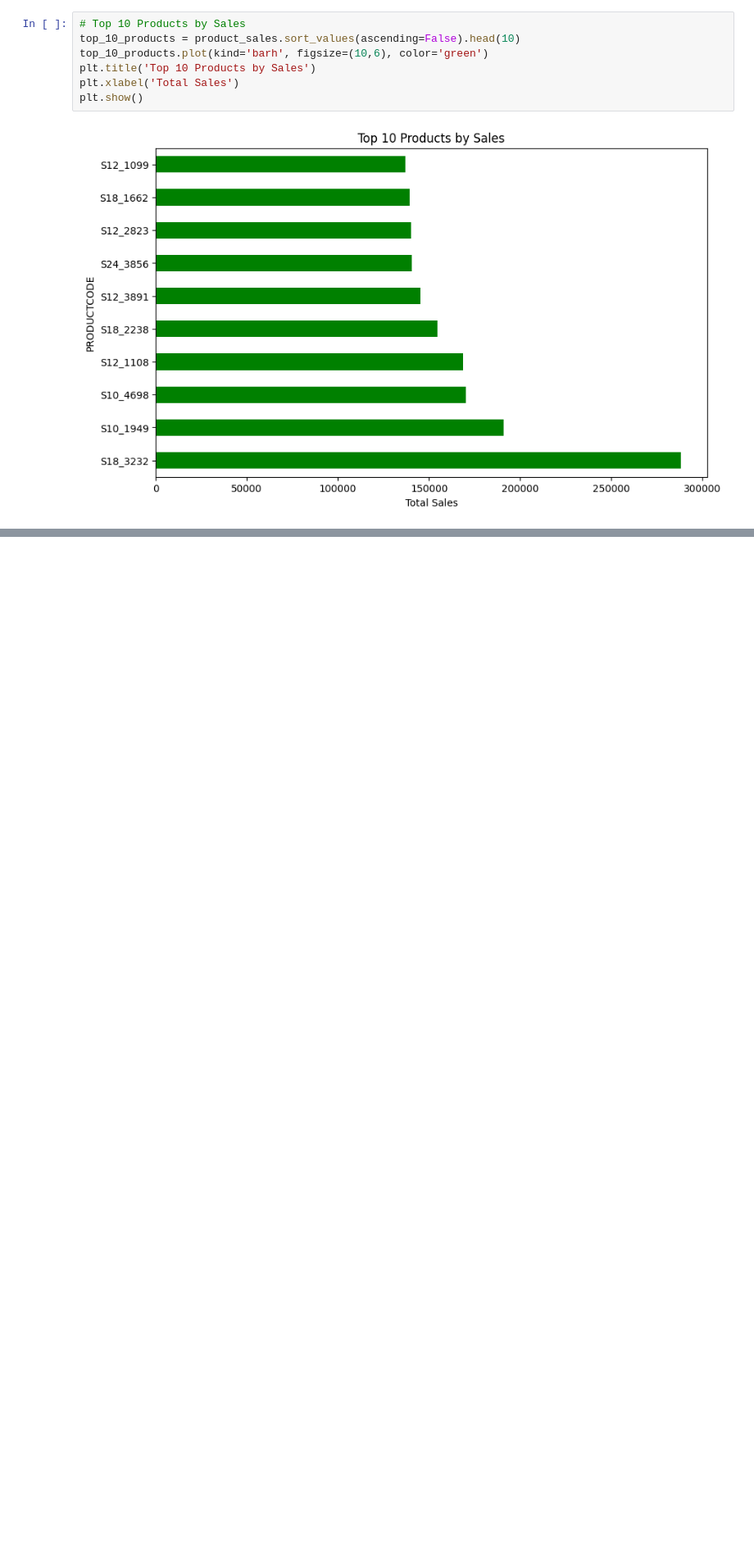
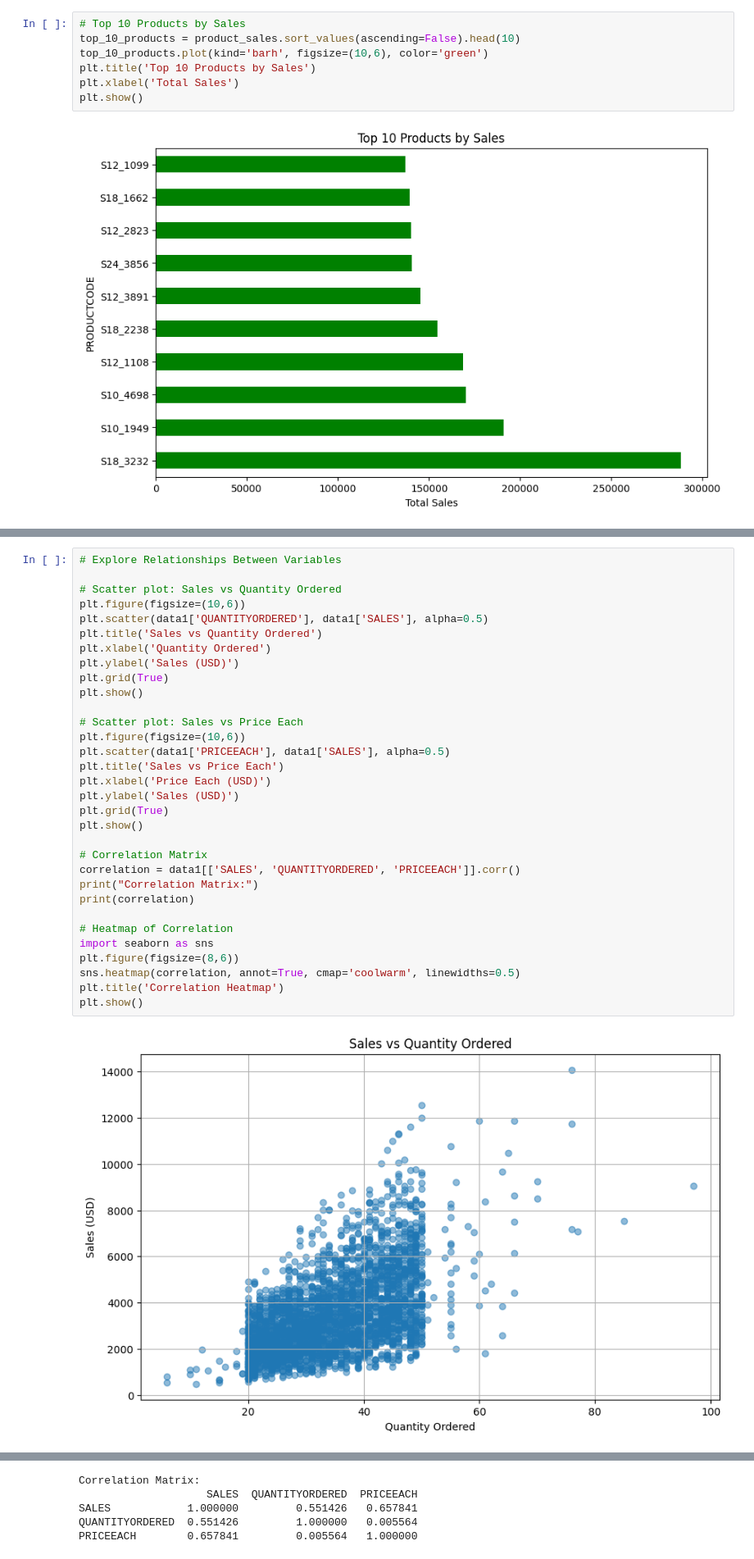
Before and after one commit to fadhlimulyana20/try-python-data-analysis, a Jupyter notebook: main.ipynb, the cells around one changed output, grey strips where cells are left out. Shown at 82% size. Saved outputs shown, nothing was run; the diff lists cells and outputs as text; blank space fills up the shorter version.

```diff
--- a/main.ipynb
+++ b/main.ipynb
@@ -137,0 +232,34 @@ plt.show()
+# %%
+# Explore Relationships Between Variables
+
+# Scatter plot: Sales vs Quantity Ordered
+plt.figure(figsize=(10,6))
+plt.scatter(data1['QUANTITYORDERED'], data1['SALES'], alpha=0.5)
+plt.title('Sales vs Quantity Ordered')
+plt.xlabel('Quantity Ordered')
+plt.ylabel('Sales (USD)')
+plt.grid(True)
+plt.show()
+
+# Scatter plot: Sales vs Price Each
+plt.figure(figsize=(10,6))
+plt.scatter(data1['PRICEEACH'], data1['SALES'], alpha=0.5)
+plt.title('Sales vs Price Each')
+plt.xlabel('Price Each (USD)')
+plt.ylabel('Sales (USD)')
+plt.grid(True)
+plt.show()
+
+# Correlation Matrix
+correlation = data1[['SALES', 'QUANTITYORDERED', 'PRICEEACH']].corr()
+print("Correlation Matrix:")
+print(correlation)
+
+# Heatmap of Correlation
+import seaborn as sns
+plt.figure(figsize=(8,6))
+sns.heatmap(correlation, annot=True, cmap='coolwarm', linewidths=0.5)
+plt.title('Correlation Heatmap')
+plt.show()
+# %% [output]
+[figure, added]
@@ -137,0 +267,5 @@ plt.show()
+Correlation Matrix:
+                    SALES  QUANTITYORDERED  PRICEEACH
+SALES            1.000000         0.551426   0.657841
+QUANTITYORDERED  0.551426         1.000000   0.005564
+PRICEEACH        0.657841         0.005564   1.000000
```
Also changed, not shown: parts of 11 cells of this notebook.
